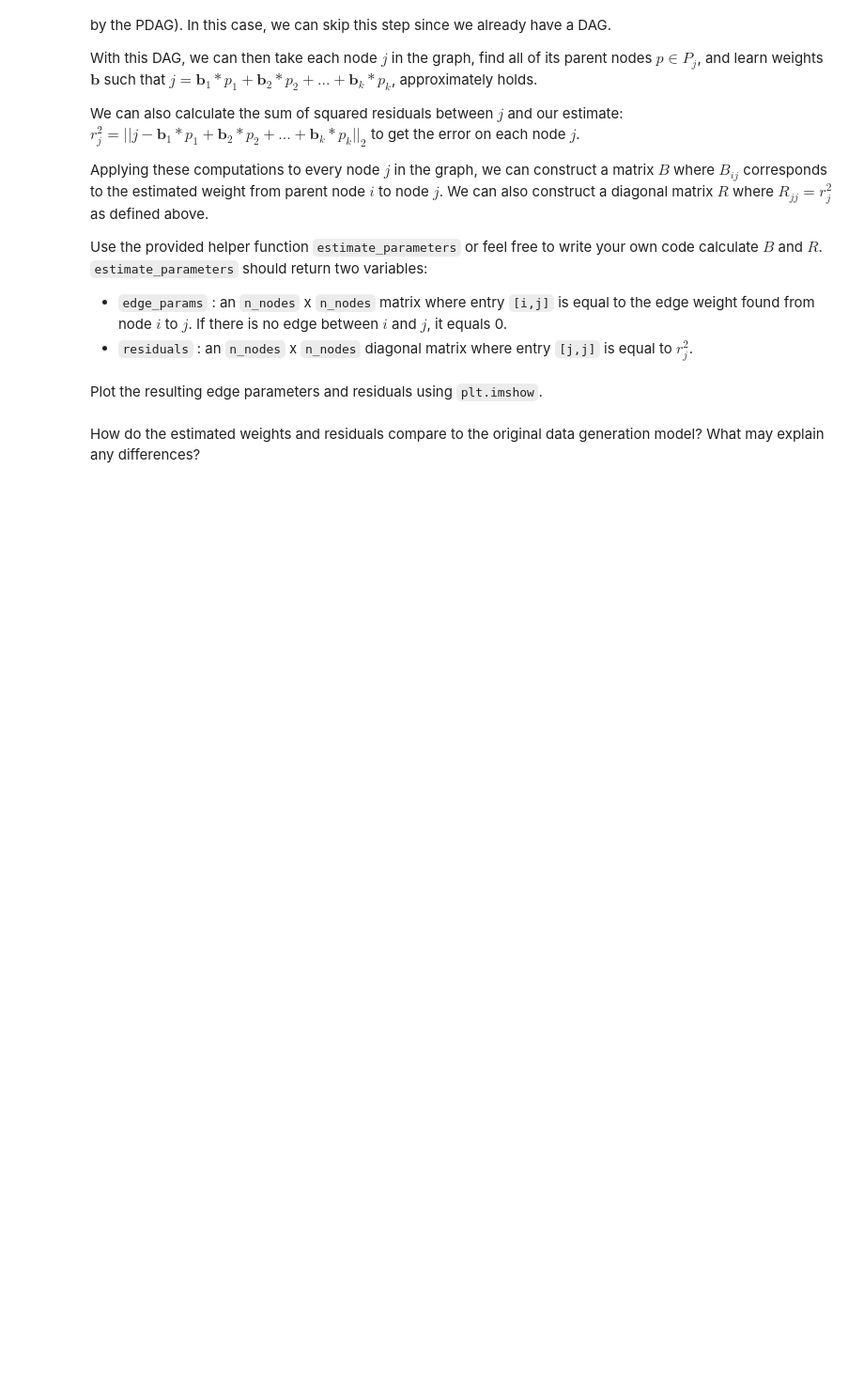
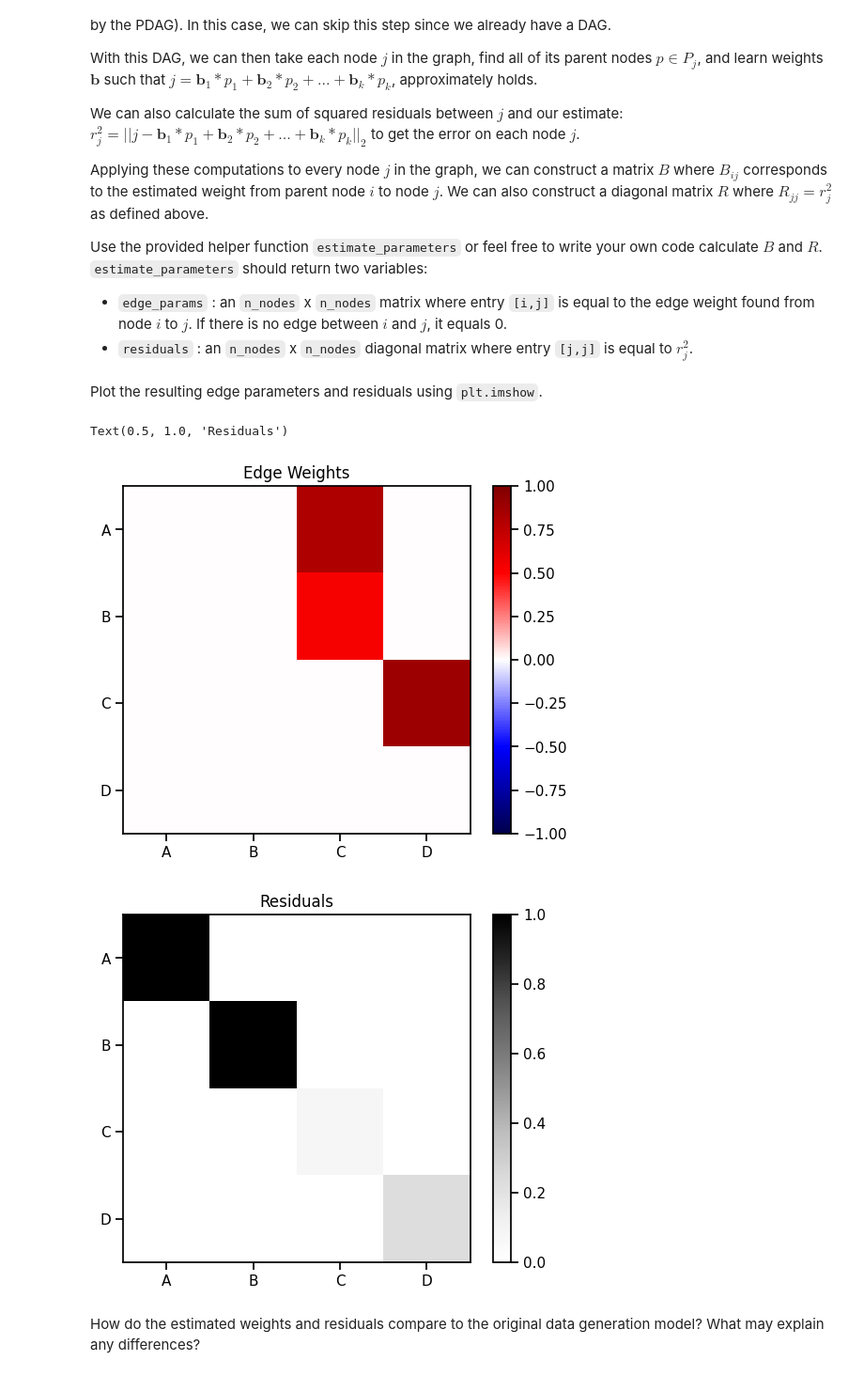
Before and after one commit to JHpusd/CFL_Research, a Jupyter notebook: practice_problems/07_20_23_day9_causal_modeling/code/diy_notebooks/exercise1.ipynb, the cells around one changed output. Shown at 94% size. Saved outputs shown, nothing was run; the diff lists cells and outputs as text; code cells hidden in the pictures; blank space fills up the shorter version.

```diff
--- a/practice_problems/07_20_23_day9_causal_modeling/code/diy_notebooks/exercise1.ipynb
+++ b/practice_problems/07_20_23_day9_causal_modeling/code/diy_notebooks/exercise1.ipynb
@@ -285,3 +281,25 @@ Plot the resulting edge parameters and residuals using `plt.imshow`.
+# %%
+plt.figure(1)
+_ = plt.imshow(edge_params, cmap='seismic', vmin=-1, vmax=1, interpolation='nearest')
+_ = plt.colorbar()
+plt.gca().set_xticks(range(len(var_names)))
+plt.gca().set_yticks(range(len(var_names)))
+_ = plt.gca().set_xticklabels(var_names)
+_ = plt.gca().set_yticklabels(var_names)
+plt.title('Edge Weights')
+
+plt.figure(2)
+_ = plt.imshow(residuals, cmap='Greys', vmin=0, vmax=1, interpolation='nearest')
+_ = plt.colorbar()
+plt.gca().set_xticks(range(len(var_names)))
+plt.gca().set_yticks(range(len(var_names)))
+_ = plt.gca().set_xticklabels(var_names)
+_ = plt.gca().set_yticklabels(var_names)
+plt.title('Residuals')
+# %% [output]
+Text(0.5, 1.0, 'Residuals')
+[figure, added]
+[figure, added]
 # %% [markdown]
 How do the estimated weights and residuals compare to the original data
 generation model? What may explain any differences?
```
Also changed, not shown: parts of 12 cells of this notebook.
